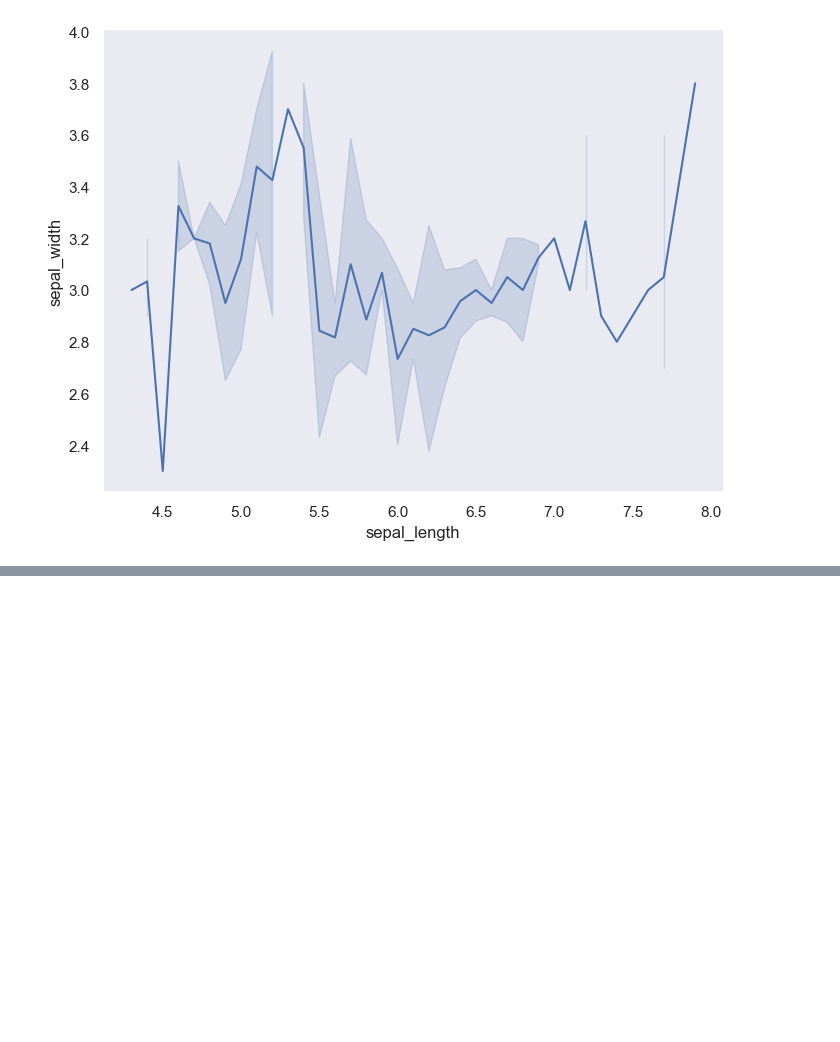
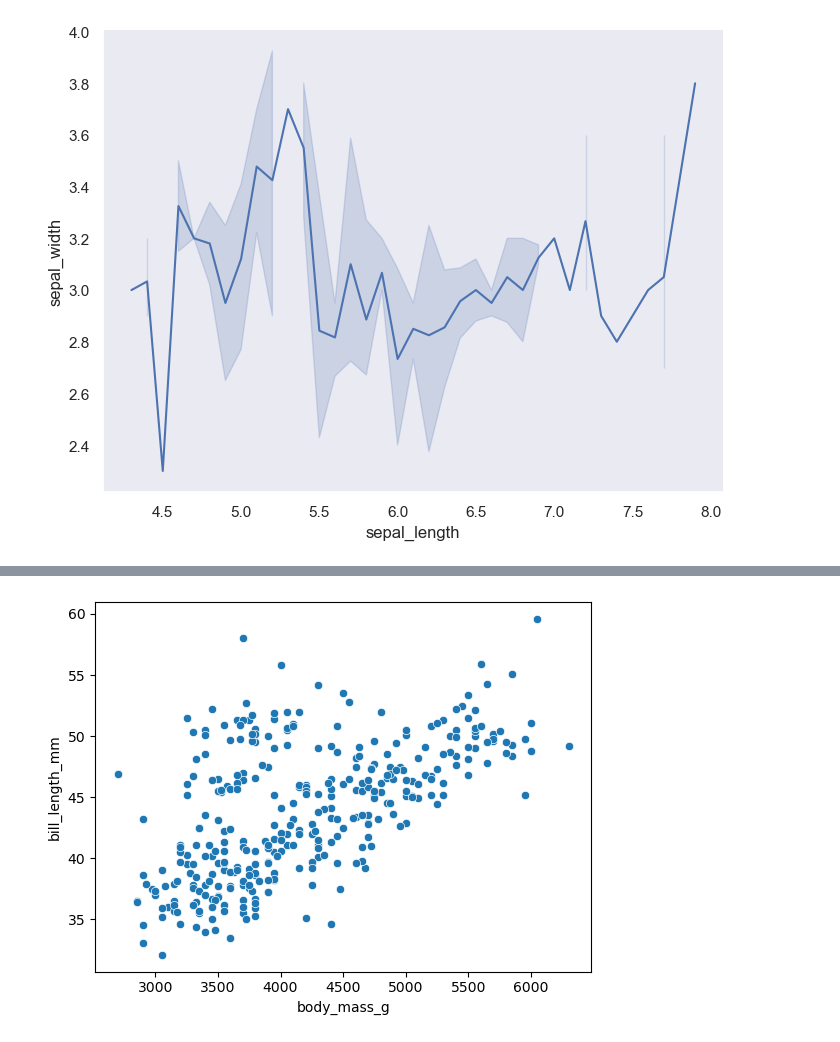
Before and after one commit to abhilash1704/data-analyst, a Jupyter notebook: seaborn.ipynb, the cells around one changed output, grey strips where cells are left out. Saved outputs shown, nothing was run; the diff lists cells and outputs as text; code cells hidden in the pictures; blank space fills up the shorter version.

```diff
--- a/seaborn.ipynb
+++ b/seaborn.ipynb
@@ -58,0 +117,5 @@ plt.show()
+# %%
+sns.scatterplot(x="body_mass_g",y="bill_length_mm",data=y_1)
+plt.show()
+# %% [output]
+[figure, added]
```
Also changed, not shown: parts of 10 cells of this notebook.
